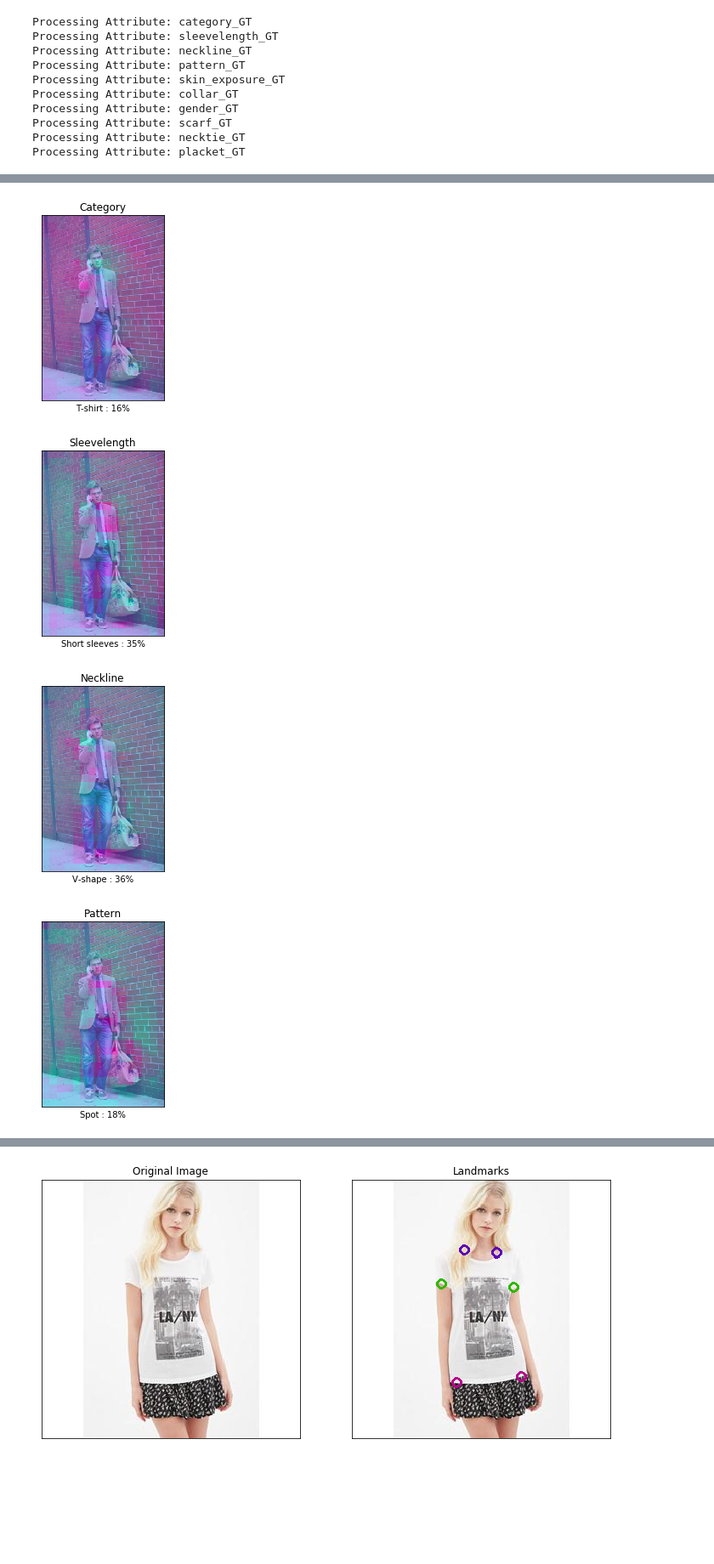
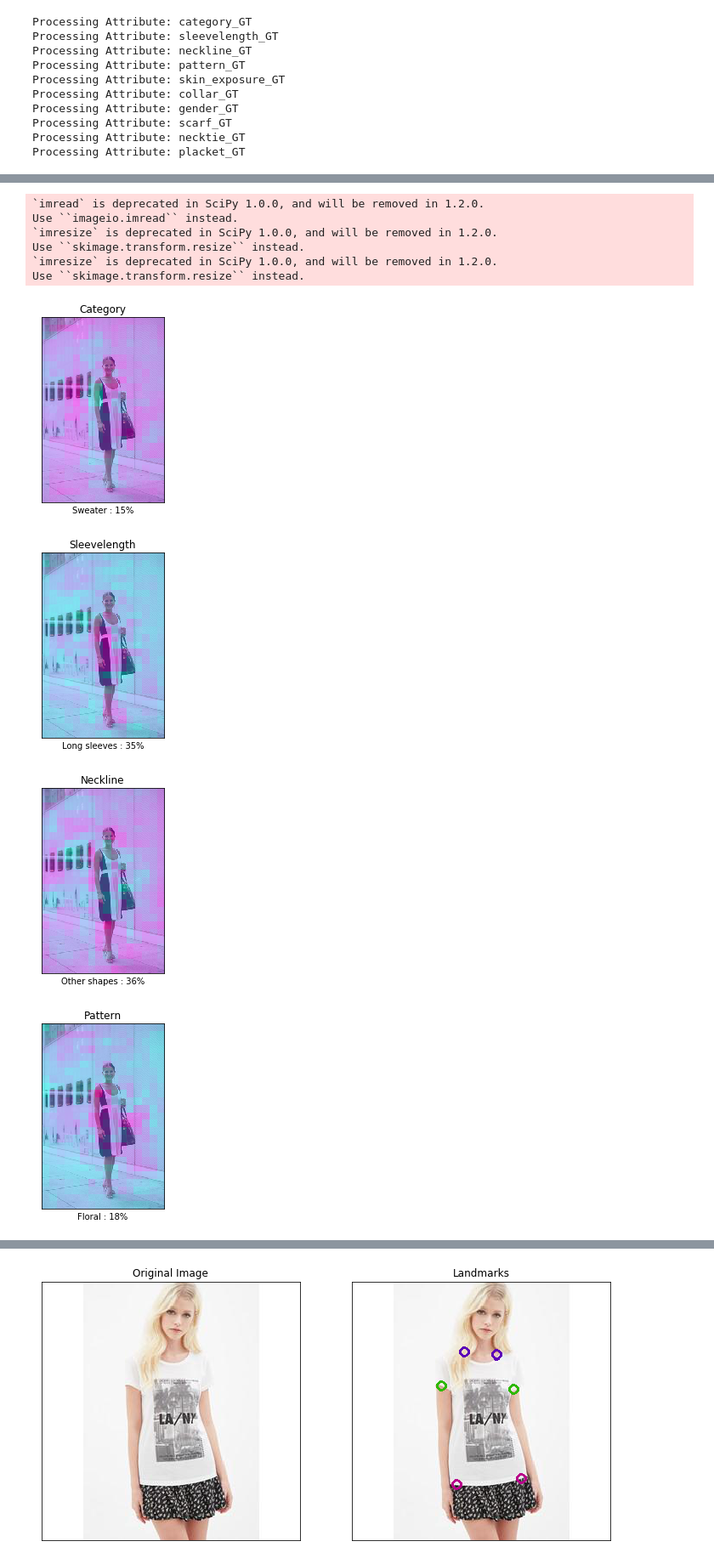
Before and after one commit to cs519/Machine-Eye-For-Fashion, a Jupyter notebook: Demo.ipynb, the cells around one changed output, grey strips where cells are left out. Shown at 85% size. Saved outputs shown, nothing was run; the diff lists cells and outputs as text; code cells hidden in the pictures; blank space fills up the shorter version.

```diff
--- a/Demo.ipynb
+++ b/Demo.ipynb
@@ -10,9 +10,10 @@ from classifier import test_models, evaluate_model, test_models
 import numpy as np
 from scipy.misc import imread
 import torch
+from torchvision import transforms
 
 from model.utils import get_pretrained_model
-from model.models import AttributeFCN, predict_attributes, create_attributes_fcn_model
+from model.models import AttributeFCN, predict_attributes, create_attributes_fcn_model, create_attributes_fc_model
 from preprocessing.preprocessing import image_loader, load_label_values, get_attribute_dims, train_valid_test_split
 
 label_values_file = "data/label_values.json"
@@ -27,7 +28,7 @@ plt.rcParams["figure.figsize"] = fig_size
 
 use_gpu = torch.cuda.is_available()
 
-image_paths = ['demo_data/test/000106.jpg', 'demo_data/test/test_nan_01.png', 'demo_data/test/test_christ_01.png', 'demo_data/test/test_frank_01.png']
+image_paths = ['demo_data/test/000023.jpg','demo_data/test/000020.jpg', 'demo_data/test/test_nan_01.png', 'demo_data/test/test_christ_01.png', 'demo_data/test/test_frank_01.png']
 
 TRAIN_IMAGES_FOLDER = 'data/ClothingAttributeDataset/train/'
 VALID_IMAGES_FOLDER = 'data/ClothingAttributeDataset/valid/'
@@ -82,0 +71,19 @@ Processing Attribute: placket_GT
+# %%
+#LOAD PRE-TRAINED DENSE MODEL and WEIGHTS
+pretrained_conv_model, _, _ = get_pretrained_model(
+    'resnet18', pop_last_pool_layer=False, use_gpu=use_gpu)
+
+target_dims = get_attribute_dims(label_values_file)
+
+attribute_models_dense = create_attributes_fc_model(
+        AttributeFCN,
+        512,
+        pretrained_conv_model,
+        target_dims,
+        'weights/dnn/',
+        labels_file,
+        TRAIN_IMAGES_FOLDER,
+        VALID_IMAGES_FOLDER,
+        num_epochs=1,
+        is_train=False,
+        use_gpu=use_gpu)
@@ -82,0 +93,9 @@ Processing Attribute: placket_GT
+# %%
+eval_results = {}
+for target, model in attribute_models.items():
+    eval_results[target] = evaluate_model(attribute_models[target], pretrained_conv_model, target,
+                                                labels_file,
+                                                TEST_IMAGES_FOLDER,
+                                                batch_size=32, num_workers=4,
+                                                use_gpu=use_gpu,
+                                                flatten_pretrained_out=False)
@@ -247,7 +295,7 @@ fig_size[0] = 6
 fig_size[1] = 4
 plt.rcParams["figure.figsize"] = fig_size
 
-image_url = 'demo_data/test/000106.jpg'
+image_url = 'demo_data/test/000023.jpg'
 
 pretrained_conv_model, _, _ = get_pretrained_model(
     'vgg16', pop_last_pool_layer=True, use_gpu=use_gpu)
@@ -266,35 +314,43 @@ attribute_models = create_attributes_fcn_model(
         is_train=False,
         use_gpu=use_gpu)
 
 results = test_models(attribute_models, pretrained_conv_model, image_url,
                       attribute_idx_map=label_values["idx_to_names"], return_last_conv_layer=True)
 
 for attrib_name, values in results.items():
 
-    plt.imshow(scipy.misc.imresize(scipy.misc.imread(image_url), (400, 266)))
+    test_img = scipy.misc.imresize(scipy.misc.imread(image_url), (400, 266))
+
+    plt.imshow(test_img)
     plt.imshow(scipy.misc.imresize(values["conv_layer"], (400, 266), interp='nearest'),
                alpha=0.5, cmap="cool")
     attrib_name = attrib_name[:-3].capitalize()
     title_prob = "{:.0%}".format(values["pred_prob"])
     plt.title(attrib_name)
 #     plt.axis("image")
     plt.yticks([], [])
     plt.xticks([], [])
     plt.xlabel(str(values["pred_class"]) + " : " + title_prob)
 
     plt.show()
 # %% [output]
 Processing Attribute: category_GT
 Processing Attribute: sleevelength_GT
 Processing Attribute: neckline_GT
 Processing Attribute: pattern_GT
 Processing Attribute: skin_exposure_GT
 Processing Attribute: collar_GT
 Processing Attribute: gender_GT
 Processing Attribute: scarf_GT
 Processing Attribute: necktie_GT
 Processing Attribute: placket_GT
+`imread` is deprecated in SciPy 1.0.0, and will be removed in 1.2.0.
+Use ``imageio.imread`` instead.
+`imresize` is deprecated in SciPy 1.0.0, and will be removed in 1.2.0.
+Use ``skimage.transform.resize`` instead.
+`imresize` is deprecated in SciPy 1.0.0, and will be removed in 1.2.0.
+Use ``skimage.transform.resize`` instead.
-[figure, old version]
+[figure, new version]
-[figure, old version]
+[figure, new version]
-[figure, old version]
+[figure, new version]
-[figure, old version]
+[figure, new version]
```
Also changed, not shown: parts of 6 cells of this notebook, 2 other files.
